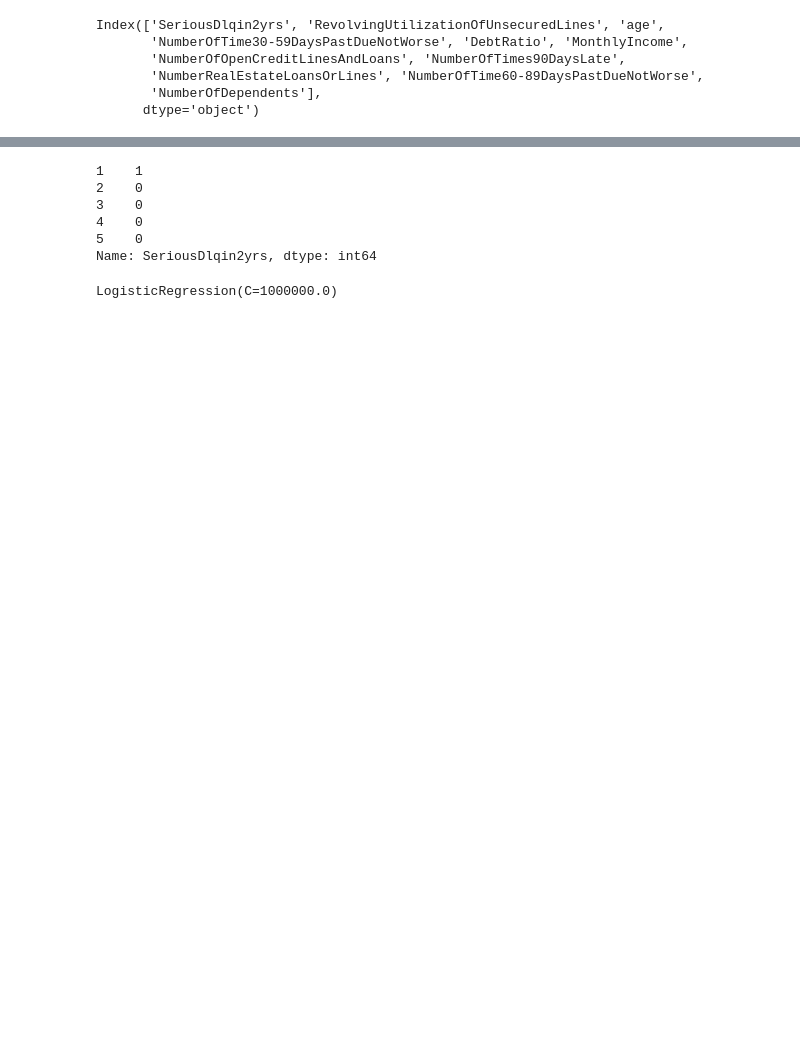
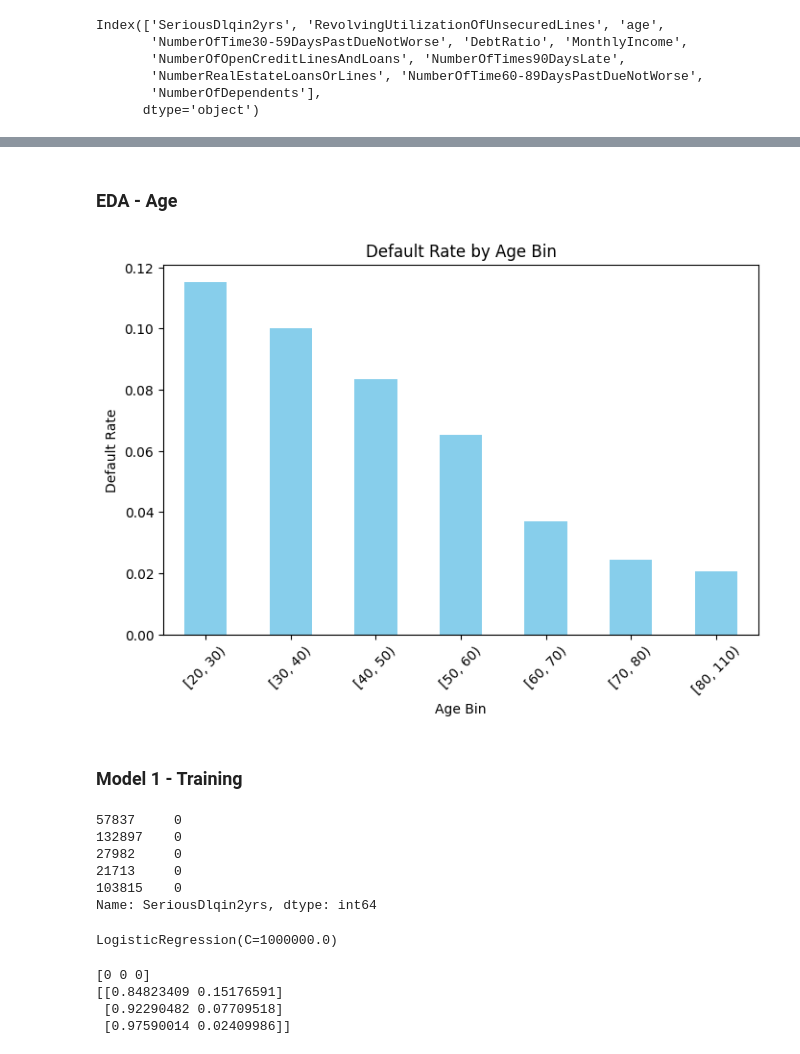
Before and after one commit to Jzaroli/Data-Science-and-Machine-Learning, a Jupyter notebook: Neurosymbolic_AI/model/logistic_regression_model.ipynb, the cells around one changed output, grey strips where cells are left out. Cells and saved outputs as stored; diff of their text form; code cells hidden in the pictures; blank space fills up the shorter version.

```diff
--- a/Neurosymbolic_AI/model/logistic_regression_model.ipynb
+++ b/Neurosymbolic_AI/model/logistic_regression_model.ipynb
@@ -91,0 +173,13 @@ training_data.head()
+# %% [markdown]
+### EDA - Age
+# %%
+rate_per_bin = train_df.groupby('age_bin', observed=True)['SeriousDlqin2yrs'].mean()
+plt.figure(figsize=(8,5))
+rate_per_bin.plot(kind='bar', color='skyblue')
+plt.xlabel('Age Bin')
+plt.ylabel('Default Rate')
+plt.title('Default Rate by Age Bin')
+plt.xticks(rotation=45)
+plt.show()
+# %% [output]
+[figure, new version]
@@ -92 +189,3 @@ training_data.head()
+# %% [markdown]
+### Model 1 - Training
 # %%
@@ -96,12 +195,12 @@ Y = training_data['SeriousDlqin2yrs']
 # mask = X['age_bin_mid'].notna()
 # %%
-Y.head()
+Y_model1.head()
 # %% [output]
-1    1
-2    0
-3    0
-4    0
-5    0
+57837     0
+132897    0
+27982     0
+21713     0
+103815    0
 Name: SeriousDlqin2yrs, dtype: int64
 # %%
 from sklearn.linear_model import LogisticRegression
@@ -114,2 +213,11 @@ model.fit(X, Y)
 # %% [output]
 LogisticRegression(C=1000000.0)
+# %%
+X_test = pd.DataFrame([[20.0], [45.0], [85.0]], columns=['age_bin_mid'])
+print(model.predict(X_test))
+print(model.predict_proba(X_test))
+# %% [output]
+[0 0 0]
+[[0.84823409 0.15176591]
+ [0.92290482 0.07709518]
+ [0.97590014 0.02409986]]
```
Also changed, not shown: parts of 163 cells of this notebook.
